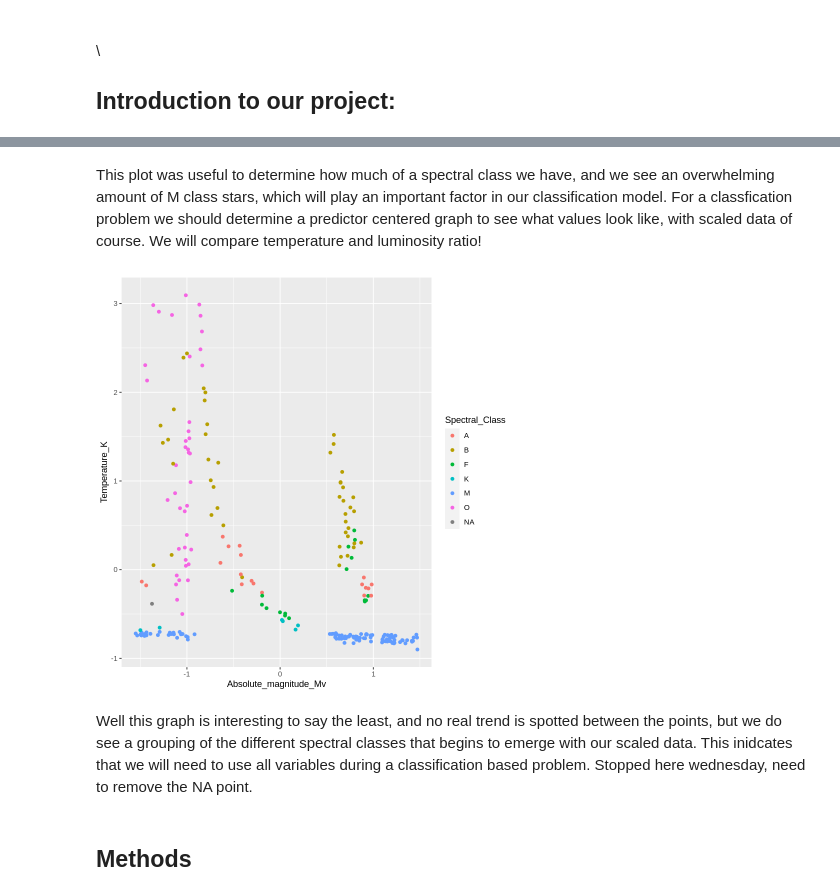
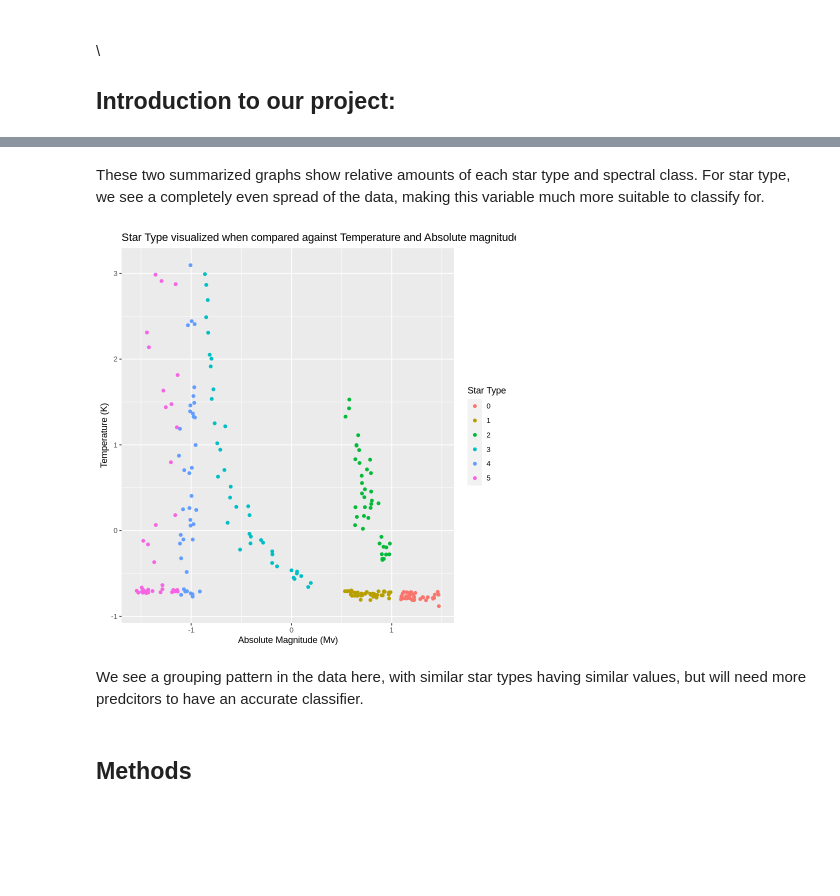
Before and after one commit to zackpeachell/DSCI-100-group-008-05-w12023, a Jupyter notebook: Group_proposal.ipynb, the cells around one changed output, grey strips where cells are left out. Cells and saved outputs as stored; diff of their text form; code cells hidden in the pictures; blank space fills up the shorter version.

```diff
--- a/Group_proposal.ipynb
+++ b/Group_proposal.ipynb
@@ -41,2 +21,4 @@ ERROR: Error in file(filename, "r", encoding = encoding): cannot open the connec
 # %%
-star_raw_data <-url("https://www.kaggle.com/datasets/deepu1109/star-dataset")
+star_raw_data <- "https://raw.githubusercontent.com/zackpeachell/DSCI_100_group_008_05/main/6%20class%20csv.csv"
+read_star <- read_csv(star_raw_data)
+read_star
@@ -43,7 +44,4 @@ star_raw_data <-url("https://www.kaggle.com/datasets/deepu1109/star-dataset")
 # %%
-
-
-read_star <- read_csv("DATA/6 class csv.csv")
 
 #these columns need renames
 
@@ -55,7 +53,8 @@ name_star <- read_star|>
                 rename("Luminosity_ratio" = "Luminosity(L/Lo)")|>
                 rename("Radius_ratio" = "Radius(R/Ro)")|>
                 rename("Absolute_magnitude_Mv" = "Absolute magnitude(Mv)")|>
-                filter(Spectral_Class != "NA")
+                filter(Spectral_Class != "NA")|>
+                mutate(Star_type = as_factor(Star_type))
 name_star
 
 set.seed(2023) #check this I think you need a specific seed
@@ -126,19 +118,26 @@ star_plot
 # %% [markdown]
-This plot was useful to determine how much of a spectral class we have, and we see an overwhelming amount of M class stars, which will play an important factor in our classification model. For a classfication problem we should determine a predictor centered graph to see what values look like, with scaled data of course. We will compare temperature and luminosity ratio!
+These two summarized graphs show relative amounts of each star type and spectral class. For star type, we see a completely even spread of the data, making this variable much more suitable to classify for.
 # %%
-star_recipe <- recipe(Spectral_Class ~ Temperature_K + Luminosity_ratio + Radius_ratio + Absolute_magnitude_Mv, data = train_star)|>
+star_recipe <- recipe(Star_type ~ Temperature_K + Luminosity_ratio + Radius_ratio + Absolute_magnitude_Mv, data = train_star)|>
                     step_scale(all_predictors())|>
                     step_center(all_predictors())|>
                     prep()
 star_scale <- bake(star_recipe, name_star)
+
+options(repr.width.plot = 10, repr.height.plot = 10)
 star_recipe_plot <- star_scale|>
                     ggplot(aes(x = Absolute_magnitude_Mv, y = Temperature_K))+
-                    geom_point(aes(colour = Spectral_Class))
+                    geom_point(aes(colour = Star_type))+
+                    xlab("Absolute Magnitude (Mv)")+
+                    ylab("Temperature (K)")+
+                    labs(colour = "Star Type")+
+                    ggtitle("Star Type visualized when compared against Temperature and Absolute magnitude")+
+                    scale_fill_brewer(palette = "Set2")
 star_recipe_plot
 # %% [output]
-[figure, old version]
+[figure, new version]
 # %% [markdown]
-Well this graph is interesting to say the least, and no real trend is spotted between the points, but we do see a grouping of the different spectral classes that begins to emerge with our scaled data. This inidcates that we will need to use all variables during a classification based problem. Stopped here wednesday, need to remove the NA point.
+We see a grouping pattern in the data here, with similar star types having similar values, but will need more predcitors to have an accurate classifier.
 # %% [markdown]
 ## Methods
 # %% [markdown]
```
Also changed, not shown: parts of 7 cells of this notebook.
